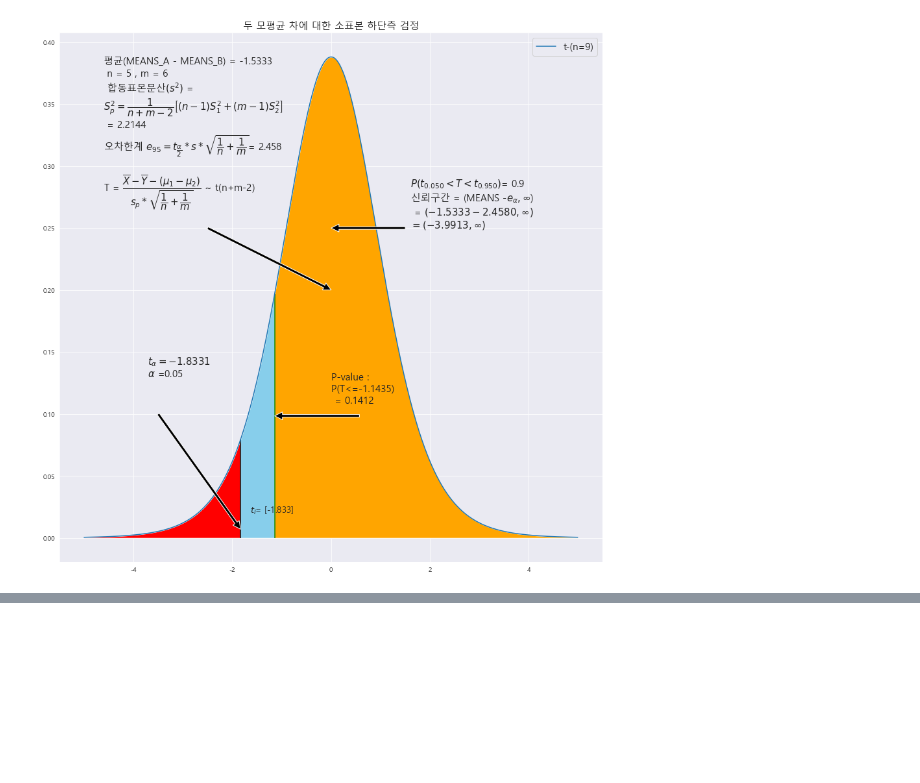
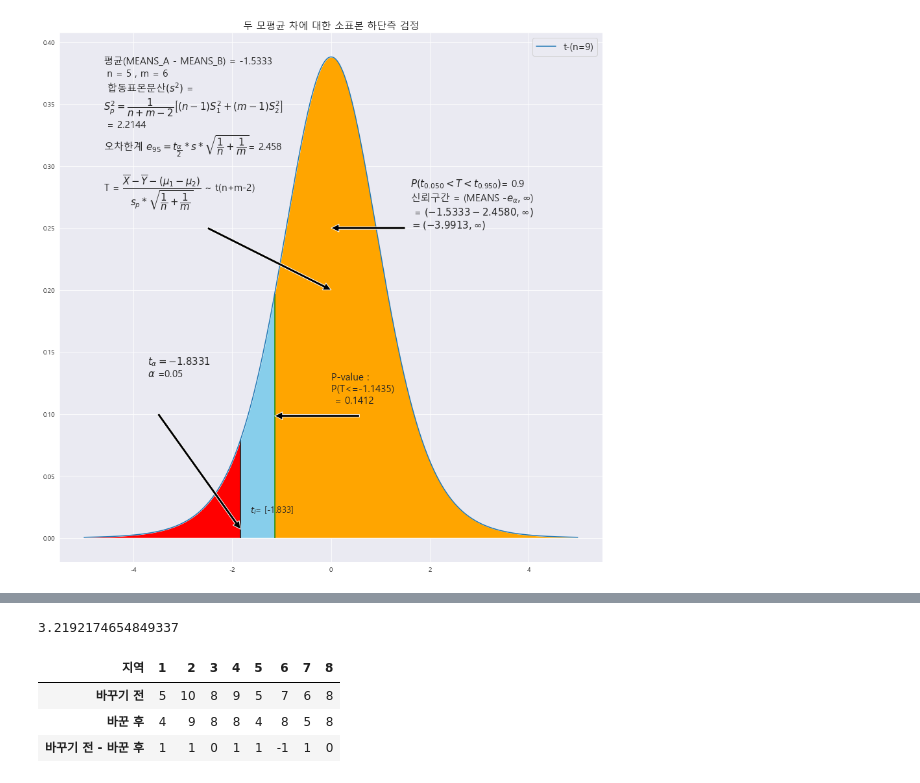
Before and after one commit to andypsh/BIGDATA2022, a Jupyter notebook: 기초통계/Chapter10/연습문제02.ipynb, the cells around one changed output, grey strips where cells are left out. Cells and saved outputs as stored; diff of their text form; code cells hidden in the pictures; blank space fills up the shorter version.

```diff
--- a/기초통계/Chapter10/연습문제02.ipynb
+++ b/기초통계/Chapter10/연습문제02.ipynb
@@ -784,0 +1014,17 @@ plt.legend(b , fontsize = 15)
+# %%
+print(0.37 / (STDS / math.sqrt(10)))
+# %% [output]
+3.2192174654849337
+# %%
+A = pd.DataFrame({'지역' : [1,2,3,4,5,6,7,8] , '바꾸기 전' : [5, 10 , 8 , 9 , 5 , 7 , 6 , 8] , '바꾼 후' : [4, 9 , 8 , 8 , 4 , 8 , 5 , 8]})
+
+A['바꾸기 전 - 바꾼 후'] = A.iloc[: , 1]  - A.iloc[: , 2]
+
+A = A.set_index('지역')
+A = A.T
+A
+# %% [output]
+| 지역 | 1 | 2 | 3 | 4 | 5 | 6 | 7 | 8 |
+| 바꾸기 전 | 5 | 10 | 8 | 9 | 5 | 7 | 6 | 8 |
+| 바꾼 후 | 4 | 9 | 8 | 8 | 4 | 8 | 5 | 8 |
+| 바꾸기 전 - 바꾼 후 | 1 | 1 | 0 | 1 | 1 | -1 | 1 | 0 |
```
Also changed, not shown: parts of 5 cells of this notebook, 3 other files.
